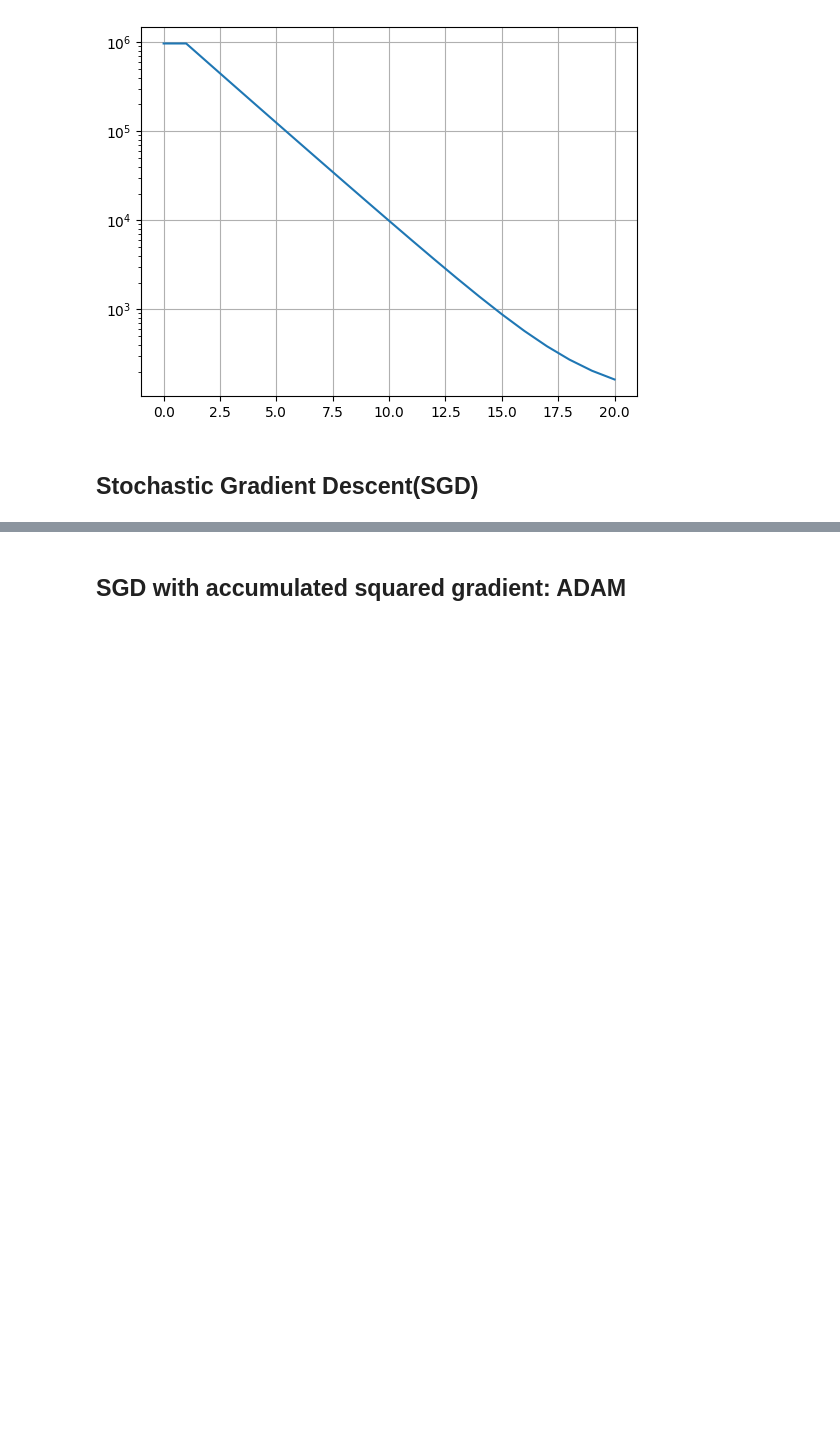
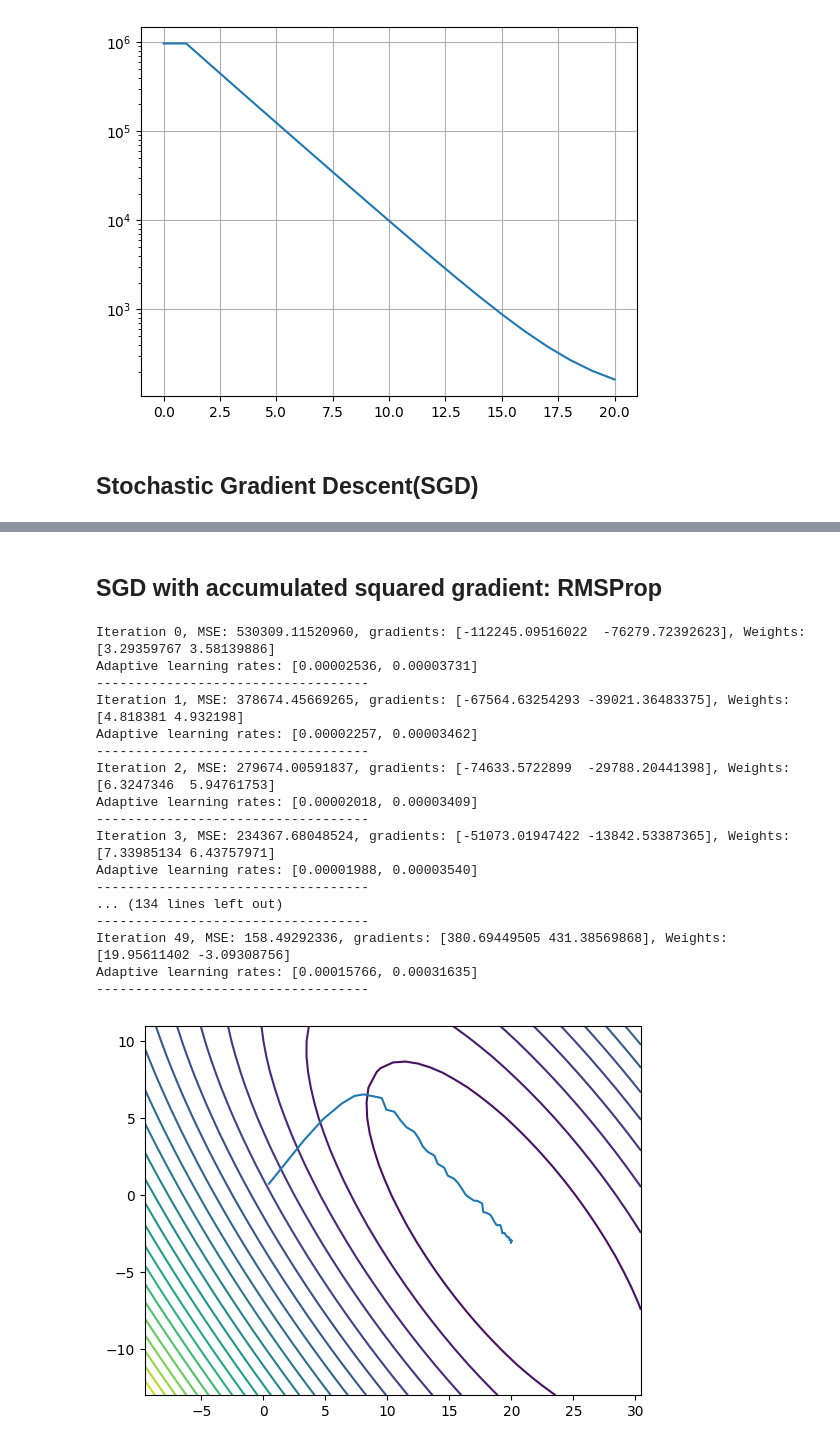
Before and after one commit to rexmolo/DeepLearning, a Jupyter notebook: A5.ipynb, the cells around one changed output, grey strips where cells are left out. Drawn from its saved outputs; the diff is of its cells as text; code cells hidden in the pictures; blank space fills up the shorter version.

```diff
--- a/A5.ipynb
+++ b/A5.ipynb
@@ -315,2 +323,2 @@ plt.show()
 # %% [markdown]
-## SGD with accumulated squared gradient: ADAM
+## SGD with accumulated squared gradient: RMSProp
@@ -316,0 +356,48 @@ plt.show()
+# %%
+grad_loss2 = lambda ws, randices: grad_mse(ws, m1, gradients1, XX[randices, :], Y[randices])
+
+mb = N*N
+learning_eps = 0.9
+rho = 0.9
+K = 50
+ws, history, wsHistory = rms_prob_mse(
+    K,
+    ws0,
+    learning_eps,
+    mse1,
+    grad_loss2,
+    mb,
+    rho,
+    verbose=True
+)
+
+plt.contour(A, B, Z, levels=30)
+# Plot the contour and the gradient descent path
+plt.plot(wsHistory[:, 0], wsHistory[:, 1], '-', label='Gradient Descent Path')
+plt.show()
+
+# Plot the MSE history
+plt.plot(np.arange(len(history)), history, '-', label='MSE')
+plt.grid(True)
+plt.yscale('log')
+# plt.ylim(min(history)-10, max(history)+10)
+plt.show()
+# %% [output]
+Iteration 0, MSE: 530309.11520960, gradients: [-112245.09516022  -76279.72392623], Weights: [3.29359767 3.58139886]
+Adaptive learning rates: [0.00002536, 0.00003731]
+-----------------------------------
+Iteration 1, MSE: 378674.45669265, gradients: [-67564.63254293 -39021.36483375], Weights: [4.818381 4.932198]
+Adaptive learning rates: [0.00002257, 0.00003462]
+-----------------------------------
+Iteration 2, MSE: 279674.00591837, gradients: [-74633.5722899  -29788.20441398], Weights: [6.3247346  5.94761753]
+Adaptive learning rates: [0.00002018, 0.00003409]
+-----------------------------------
+Iteration 3, MSE: 234367.68048524, gradients: [-51073.01947422 -13842.53387365], Weights: [7.33985134 6.43757971]
+Adaptive learning rates: [0.00001988, 0.00003540]
+-----------------------------------
+... (134 lines left out)
+-----------------------------------
+Iteration 49, MSE: 158.49292336, gradients: [380.69449505 431.38569868], Weights: [19.95611402 -3.09308756]
+Adaptive learning rates: [0.00015766, 0.00031635]
+-----------------------------------
+[figure, added]
```
Also changed, not shown: parts of 9 cells of this notebook.
